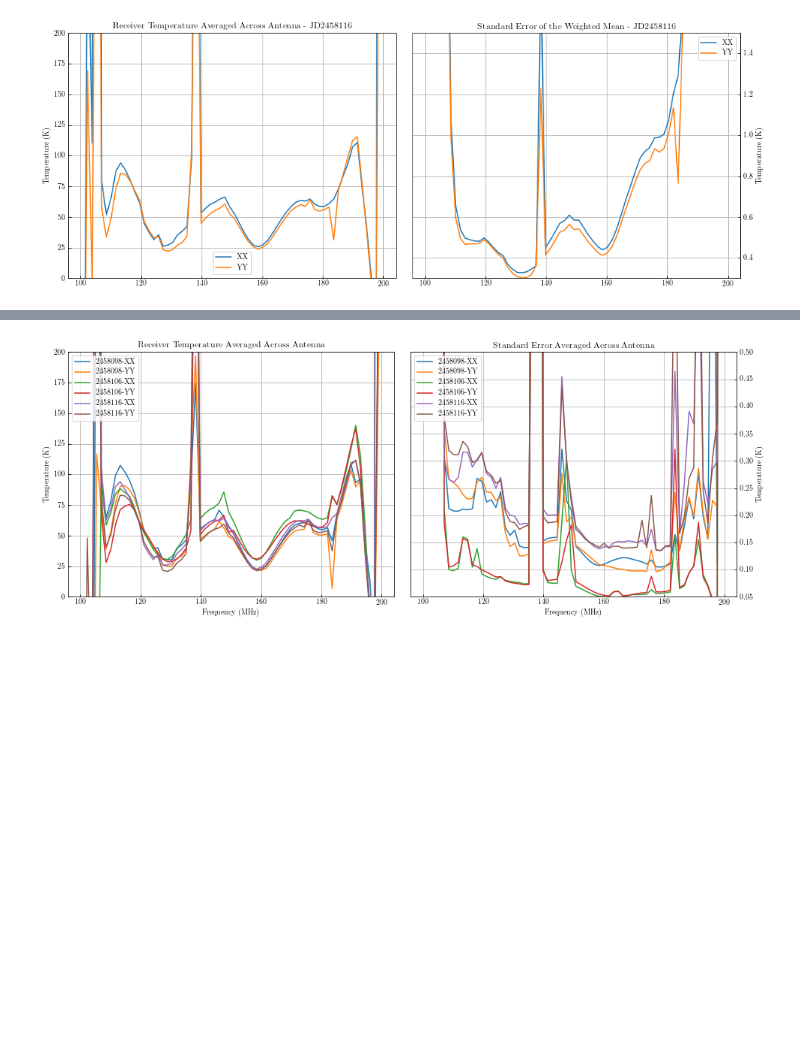
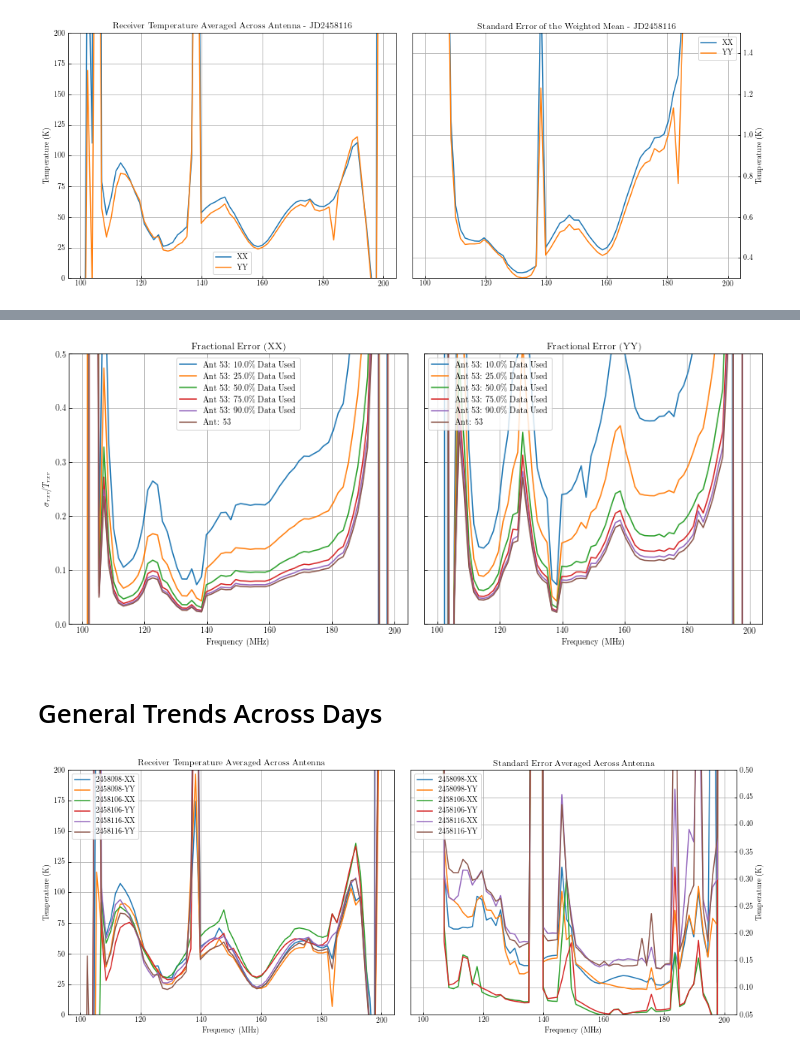
Before and after one commit to tyler-a-cox/HERA_Tsys, a Jupyter notebook: notebooks/HERA_Tsys_auto_fits.ipynb, the cells around one changed output, grey strips where cells are left out. Saved outputs shown, nothing was run; the diff lists cells and outputs as text; code cells hidden in the pictures; blank space fills up the shorter version.

```diff
--- a/notebooks/HERA_Tsys_auto_fits.ipynb
+++ b/notebooks/HERA_Tsys_auto_fits.ipynb
@@ -284,3 +370,23 @@ plt.grid()
+# %%
+fig, axarr = plt.subplots(1, 2, sharey=True, figsize=(15, 6))
+
+for poli, pol in enumerate(pols):
+    for i in np.arange(len(rxr_temp_var_frac)):
+        axarr[poli].plot(freqs, rxr_temp_err_frac[i][poli] / rxr_temp_var_frac[i][poli],
+                         label='Ant {ant}: {frac}\% Data Used'.format(ant=selected_ant,frac=data_frac[i]*100))
+    axarr[poli].plot(freqs, rxr_temp_err_new[poli, ant_idx][0] / rxr_temp_new[poli, ant_idx][0], label='Ant: {ant}'.format(ant=selected_ant))
+    axarr[poli].set_title('Fractional Error ({})'.format(2*pol))
+    axarr[0].set_ylabel(r'$\sigma_{rxr} / T_{rxr}$')
+    axarr[poli].set_xlabel('Frequency (MHz)')
+    axarr[poli].set_ylim([0,0.5])
+    axarr[poli].grid()
+    axarr[poli].legend()
+plt.subplots_adjust(wspace=0.05)
+#plt.savefig('/Users/tyler/Desktop/Research/Tsys/Tsys_plots/IDR2/{JD}/rxr_fraction_err_{JD}.png'.format(JD=jd), bbox_inches='tight')
+# %% [output]
+[figure, added]
+# %% [markdown]
+# General Trends Across Days
 # %%
 files = glob.glob('/Users/tyler/Desktop/Research/Tsys/data/average_*')
 files.sort()
```
Also changed, not shown: parts of 12 cells of this notebook, 3 other files.
